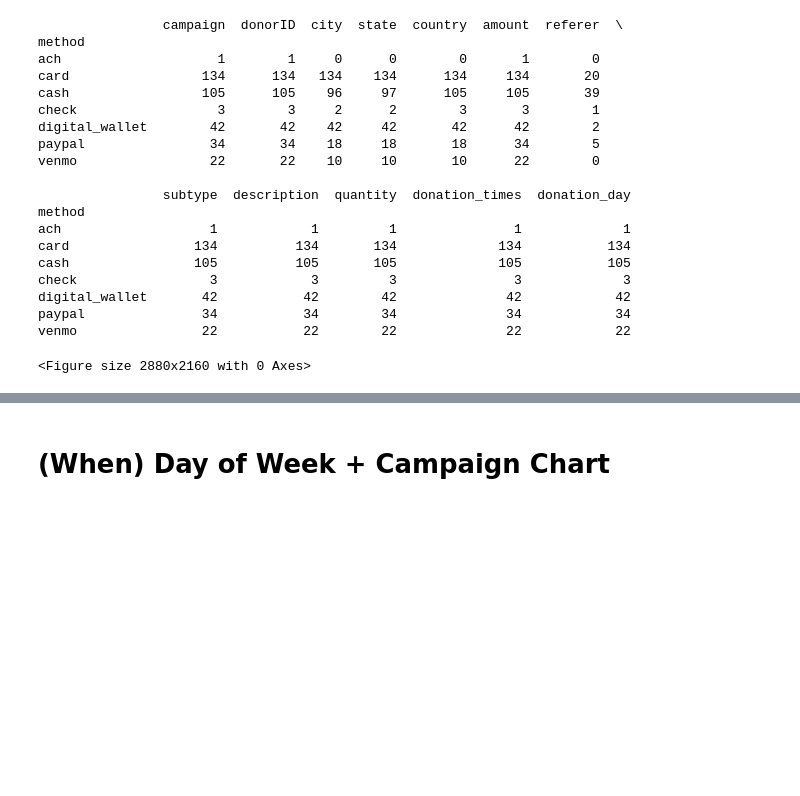
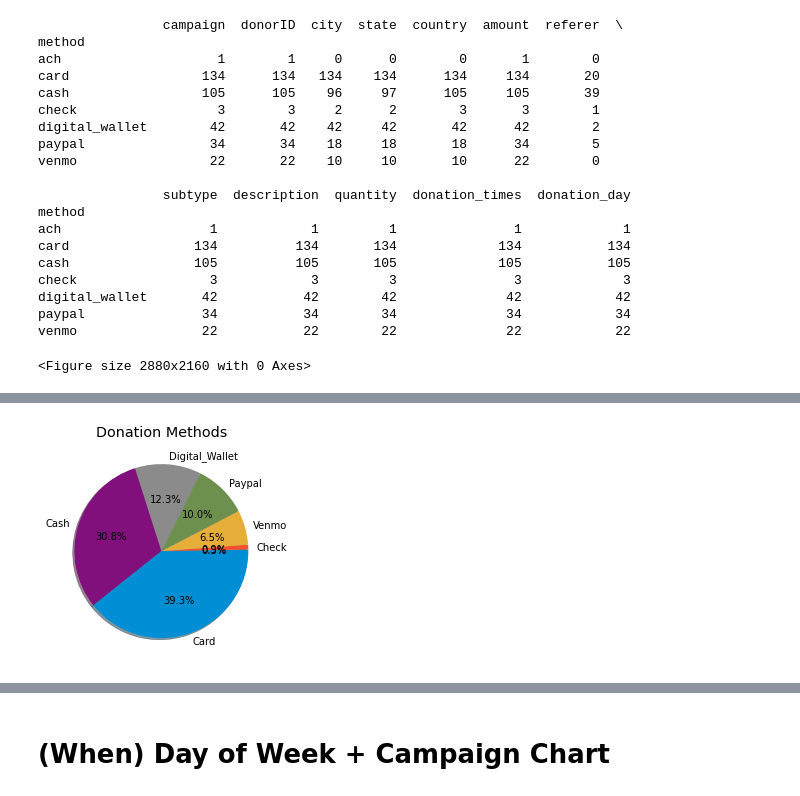
Before and after one commit to wcrowley342/Donordata, a Jupyter notebook: Donation_Data_Analysis.ipynb, the cells around one changed output, grey strips where cells are left out. Drawn from its saved outputs; the diff is of its cells as text; code cells hidden in the pictures; blank space fills up the shorter version.

```diff
--- a/Donation_Data_Analysis.ipynb
+++ b/Donation_Data_Analysis.ipynb
@@ -753,3 +760,12 @@ plt.show()
+# %%
+my_labels = '','Check','Venmo', 'Paypal', 'Digital_Wallet', 'Cash', 'Card'
+#my_explode = (0, 0.1, 0.1, 0.1, 0.1, 0.1, 0.1)
+plt.pie(method_counts, shadow=True, labels=my_labels,autopct='%1.1f%%')
+plt.title('Donation Methods')
+#plt.axis('equal')
+plt.show()
+# %% [output]
+[figure, added]
 # %%
 two_br = donations.groupby('method').mean().reset_index()
 fig = px.bar(two_br.sort_values('method', ascending=False),
```
Also changed, not shown: parts of 2 cells of this notebook.
